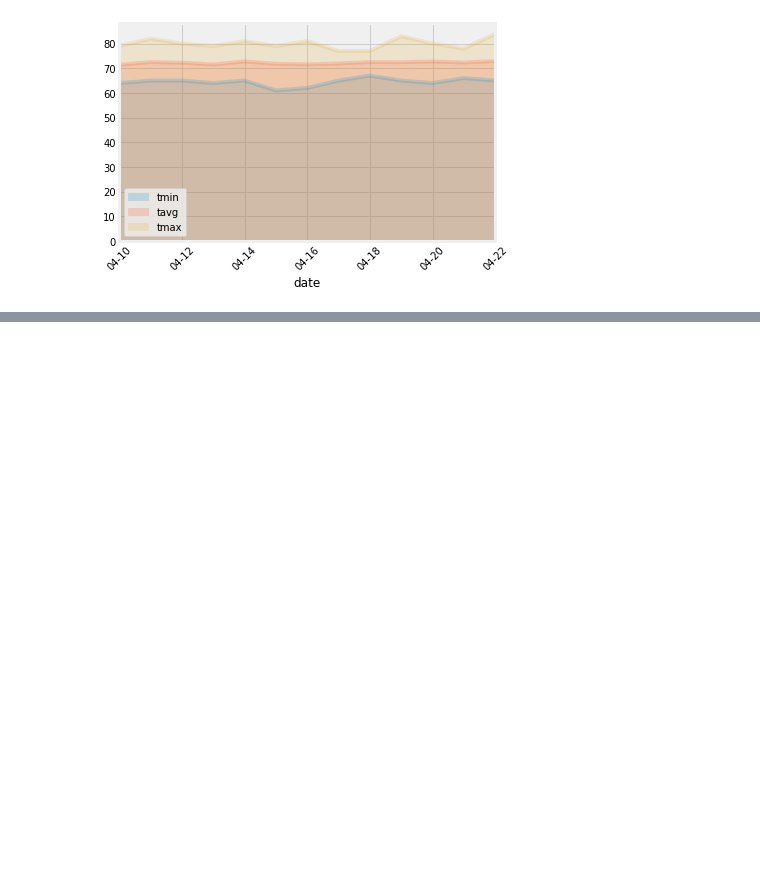
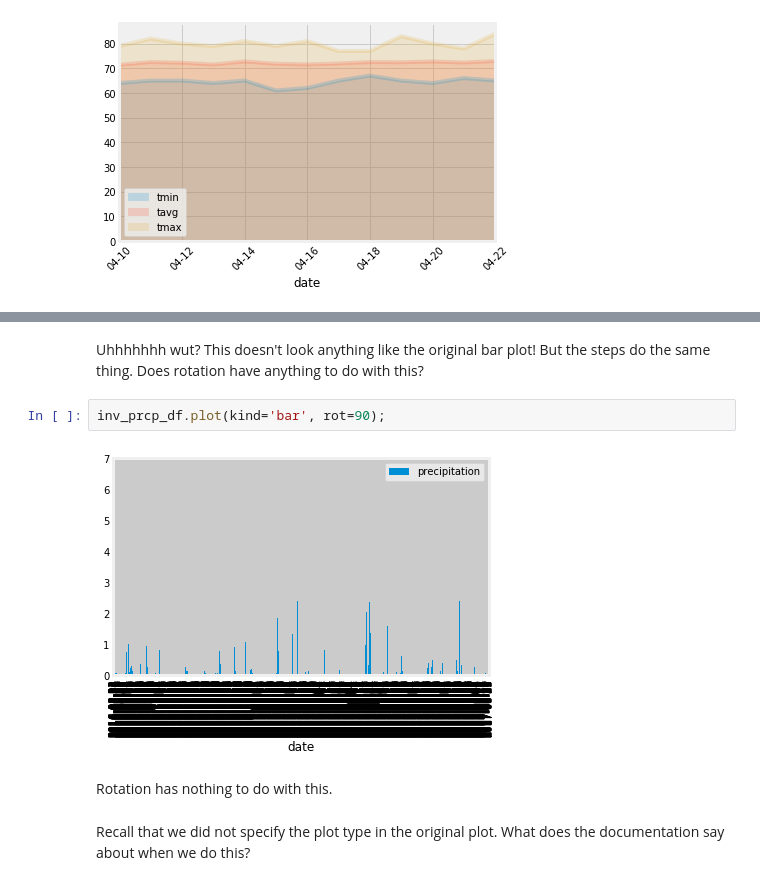
Before and after one commit to c-l-nguyen/sqlalchemy-challenge, a Jupyter notebook: climate_alchemy.ipynb, the cells around one changed output, grey strips where cells are left out. Cells and saved outputs as stored; diff of their text form; blank space fills up the shorter version.

```diff
--- a/climate_alchemy.ipynb
+++ b/climate_alchemy.ipynb
@@ -436,0 +501,10 @@ plt.xlabel("date");
+# %% [markdown]
+Uhhhhhhh wut? This doesn't look anything like the original bar plot! But the steps do the same thing. Does rotation have anything to do with this?
+# %%
+inv_prcp_df.plot(kind='bar', rot=90);
+# %% [output]
+[figure, added]
+# %% [markdown]
+Rotation has nothing to do with this.
+# %% [markdown]
+Recall that we did not specify the plot type in the original plot. What does the documentation say about when we do this?
```
Also changed, not shown: parts of 27 cells of this notebook.
